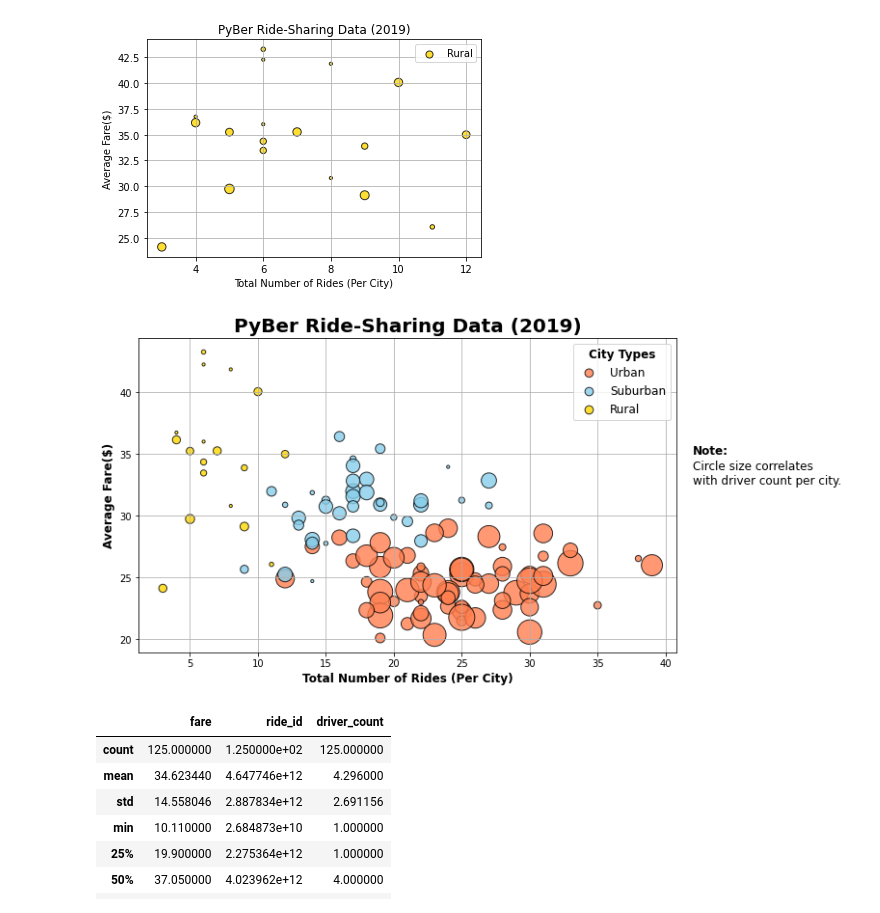
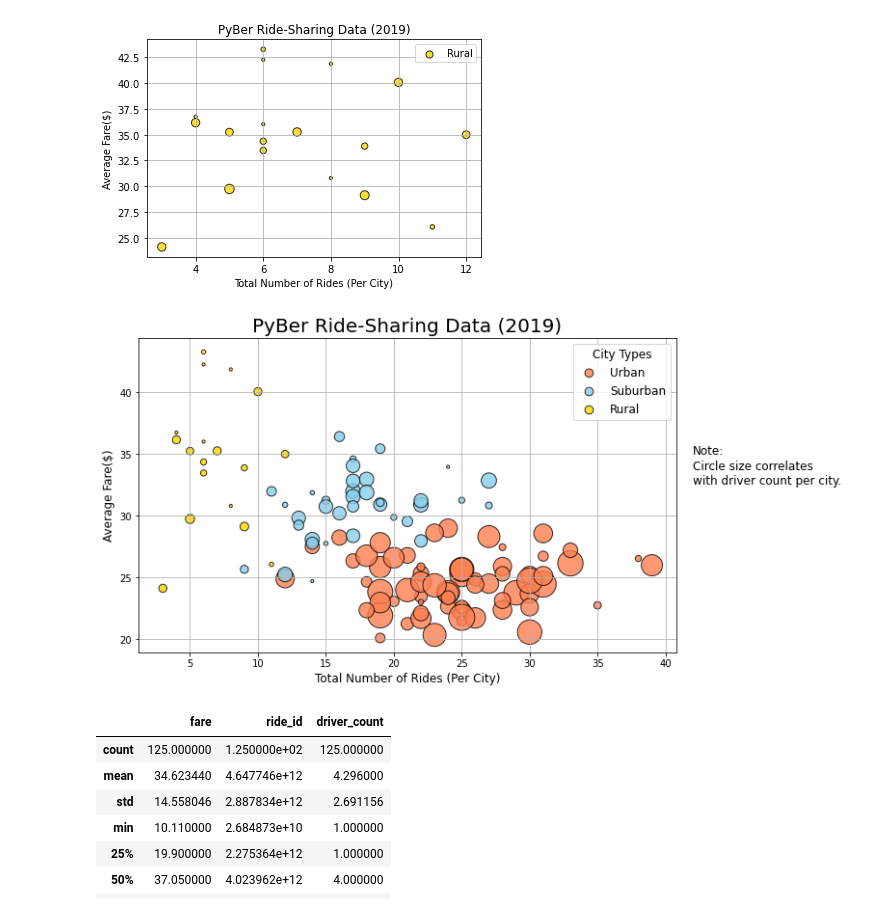
Before and after one commit to npantfoerder/PyBer-analysis, a Jupyter notebook: PyBer.ipynb, the cells around one changed output. Saved outputs shown, nothing was run; the diff lists cells and outputs as text; code cells hidden in the pictures.

```diff
--- a/PyBer.ipynb
+++ b/PyBer.ipynb
@@ -273,39 +273,38 @@ plt.scatter(urban_ride_count, urban_avg_fare, color="coral",
             alpha=0.8, label="Urban")
 plt.scatter(suburban_ride_count, suburban_avg_fare, color="skyblue",
             s=10*suburban_driver_count, edgecolor='k', linewidths=1,
             alpha=0.8, label="Suburban")
 plt.scatter(rural_ride_count, rural_avg_fare, color="gold",
             s=10*rural_driver_count, edgecolor='k', linewidths=1,
             alpha=0.8, label="Rural")
 
 # Add a title and axes labels
-plt.title("PyBer Ride-Sharing Data (2019)", fontsize=20, fontweight="bold")
-plt.xlabel("Total Number of Rides (Per City)", fontsize=12, fontweight="bold")
-plt.ylabel("Average Fare($)", fontsize=12, fontweight="bold")
+plt.title("PyBer Ride-Sharing Data (2019)", fontsize=20)
+plt.xlabel("Total Number of Rides (Per City)", fontsize=12)
+plt.ylabel("Average Fare($)", fontsize=12)
 
 # Create a legend
 lgnd = plt.legend(fontsize="12", mode="Expanded",
                   loc="best", title="City Types")
 lgnd.legendHandles[0]._sizes = [75, 75, 75]
 lgnd.legendHandles[1]._sizes = [75]
 lgnd.legendHandles[2]._sizes = [75]
 lgnd.get_title().set_fontsize(12)
-lgnd.get_title().set_fontweight("bold")
 
 # Add a grid
 plt.grid(True)
 
 # Incorporate a text label about circle size
-plt.text(42, 35, "Note:", fontsize="12", fontweight="bold")
+plt.text(42, 35, "Note:", fontsize="12")
 plt.text(42, 32.6, "Circle size correlates \nwith driver count per city.", fontsize="12")
 
 
 # Save the figure
 plt.savefig("analysis/Fig1.png", bbox_inches="tight")
 
 plt.show()
 # %% [output]
-[figure, old version]
+[figure, new version]
 # %%
 # Get summary statistics
 urban_cities_df.describe()
```
Also changed, not shown: parts of 18 cells of this notebook, 4 other files.
